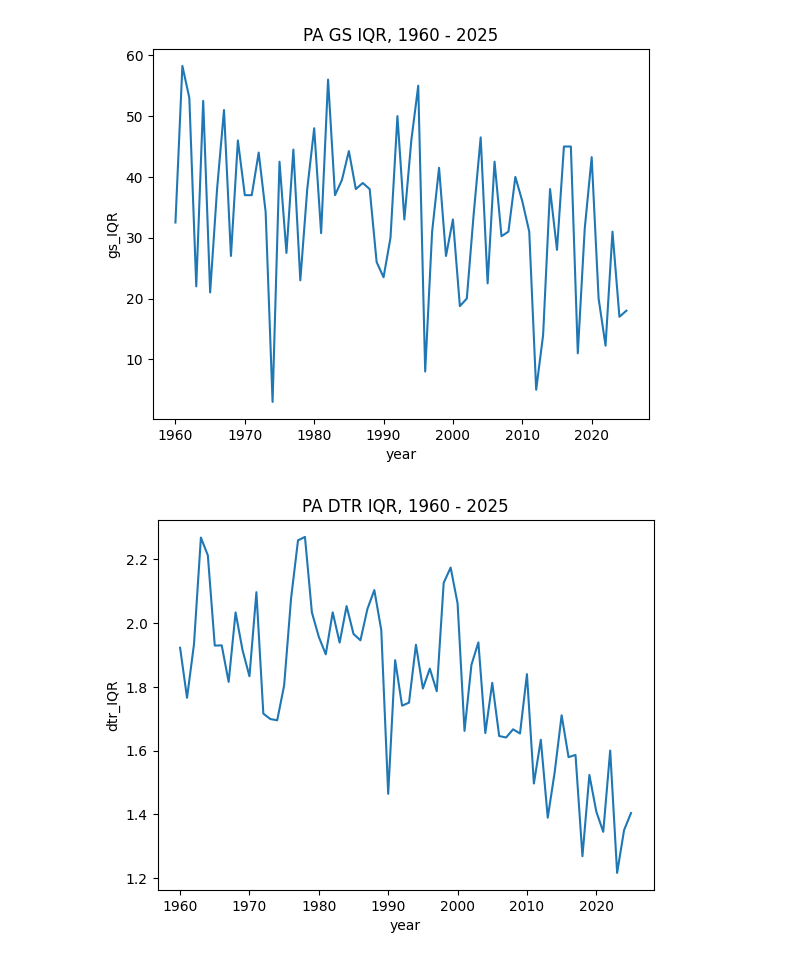
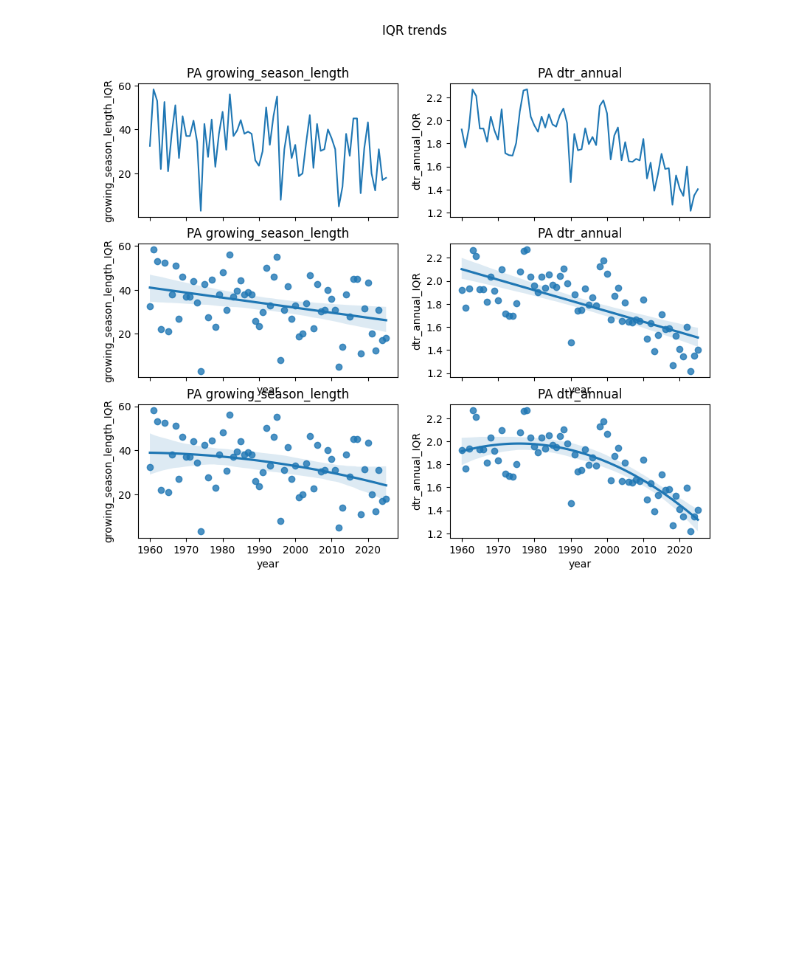
Before and after one commit to samjbaugh/reu26, a Jupyter notebook: IQR_analysis.ipynb, the cells around one changed output. Saved outputs shown, nothing was run; the diff lists cells and outputs as text; code cells hidden in the pictures; blank space fills up the shorter version.

```diff
--- a/IQR_analysis.ipynb
+++ b/IQR_analysis.ipynb
@@ -35,23 +37,33 @@ pa_gs = pa_gs[pa_gs['year'] >= 1960]
-# %%
-pa_gs_cleaned = remove_nulls_simple(pa_gs, ['year', 'station_name', 'growing_season_length', 'dtr_annual'])
-pa_gs_dtr = pa_gs_cleaned.groupby('year').agg({'growing_season_length': ['mean', lambda x: x.quantile(0.25), lambda x: x.quantile(0.75)],
-                                              'dtr_annual': ['mean', lambda x: x.quantile(0.25), lambda x: x.quantile(0.75)]})
-pa_gs_dtr.columns = ['gsl_mean', 'gsl_q1', 'gsl_q3', 'dtr_mean', 'dtr_q1', 'dtr_q3']
-pa_gs_dtr = pa_gs_dtr.reset_index()
-gs_IQR = pa_gs_dtr['gsl_q3'] - pa_gs_dtr['gsl_q1']
-dtr_IQR = pa_gs_dtr['dtr_q3'] - pa_gs_dtr['dtr_q1']
-gs_IQR = gs_IQR.to_frame()
-dtr_IQR = dtr_IQR.to_frame()
-pa_gs_dtr = pd.concat([pa_gs_dtr, gs_IQR, dtr_IQR], axis=1)
-pa_gs_dtr.columns = ['year', 'gsl_mean', 'gsl_q1', 'gsl_q3', 'dtr_mean', 'dtr_q1', 'dtr_q3', 'gs_IQR', 'dtr_IQR']
-
-fig = sns.lineplot(data = pa_gs_dtr, x ='year', y = 'gs_IQR')
-plt.title('PA GS IQR, 1960 - 2025')
-plt.show()
-
-fig = sns.lineplot(data = pa_gs_dtr, x ='year', y = 'dtr_IQR')
-plt.title('PA DTR IQR, 1960 - 2025')
-plt.show()
-# %% [output]
-[figure, removed]
-[figure, removed]
+# %%
+def plot_IQR_trend(data, data_name, var1, var2):
+    data_cleaned = remove_nulls_simple(data, ['year', 'station_name', var1, var2])
+    data_cleaned = data_cleaned.groupby('year').agg({var1: ['mean', lambda x: x.quantile(0.25), lambda x: x.quantile(0.75)],
+                                              var2: ['mean', lambda x: x.quantile(0.25), lambda x: x.quantile(0.75)]})
+    data_cleaned.columns = ['var1_mean', 'var1_q1', 'var1_q3', 'var2_mean', 'var2_q1', 'var2_q3']
+    data_cleaned = data_cleaned.reset_index()
+    var1_IQR = data_cleaned['var1_q3'] - data_cleaned['var1_q1']
+    var2_IQR = data_cleaned['var2_q3'] - data_cleaned['var2_q1']
+    var1_IQR = var1_IQR.to_frame()
+    var2_IQR = var2_IQR.to_frame()
+    data_cleaned = pd.concat([data_cleaned, var1_IQR, var2_IQR], axis=1)
+    data_cleaned.columns = ['year', f'{var1}_mean', f'{var1}_q1', f'{var1}_q3', f'{var2}_mean', f'{var2}_q1', f'{var2}_q3', f'{var1}_IQR', f'{var2}_IQR']
+
+    fig, axs = plt.subplots(3,2, sharex=True, figsize = (10,8))
+    fig.suptitle('IQR trends')
+    axs[0,0] = sns.lineplot(data = data_cleaned, x ='year', y = f'{var1}_IQR', ax = axs[0,0])
+    axs[0,0].set_title(f'{data_name} {var1}')
+    axs[0,1] = sns.lineplot(data = data_cleaned, x ='year', y = f'{var2}_IQR', ax = axs[0,1])
+    axs[0,1].set_title(f'{data_name} {var2}')
+    axs[1,0] = sns.regplot(data = data_cleaned, x ='year', y = f'{var1}_IQR', order = 1, ax = axs[1,0])
+    axs[1,0].set_title(f'{data_name} {var1}')
+    axs[1,1] = sns.regplot(data = data_cleaned, x ='year', y = f'{var2}_IQR', order = 1, ax = axs[1,1])
+    axs[1,1].set_title(f'{data_name} {var2}')
+    axs[2,0] = sns.regplot(data = data_cleaned, x ='year', y = f'{var1}_IQR', order = 2, ax = axs[2,0])
+    axs[2,0].set_title(f'{data_name} {var1}')
+    axs[2,1] = sns.regplot(data = data_cleaned, x ='year', y = f'{var2}_IQR', order = 2, ax = axs[2,1])
+    axs[2,1].set_title(f'{data_name} {var2}')
+    plt.show()
+# %%
+plot_IQR_trend(pa_gs, 'PA', 'growing_season_length', 'dtr_annual')
+# %% [output]
+[figure, added]
```
Also changed, not shown: parts of 2 cells of this notebook, 6 other files.
